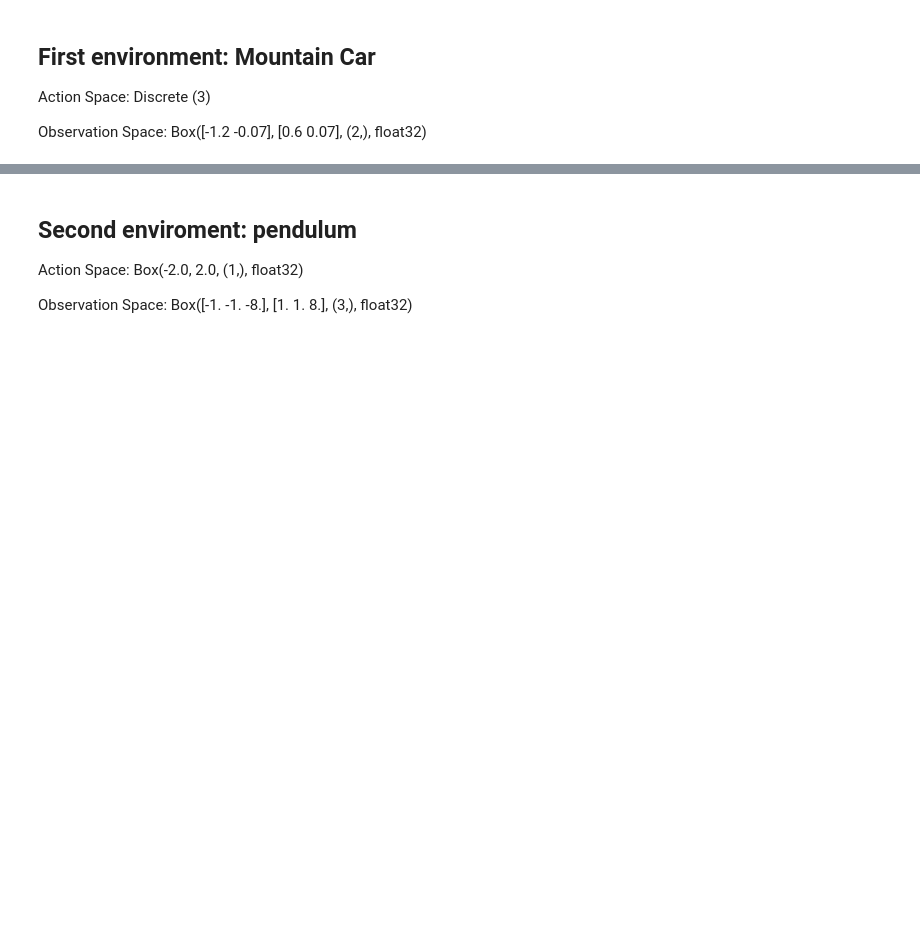
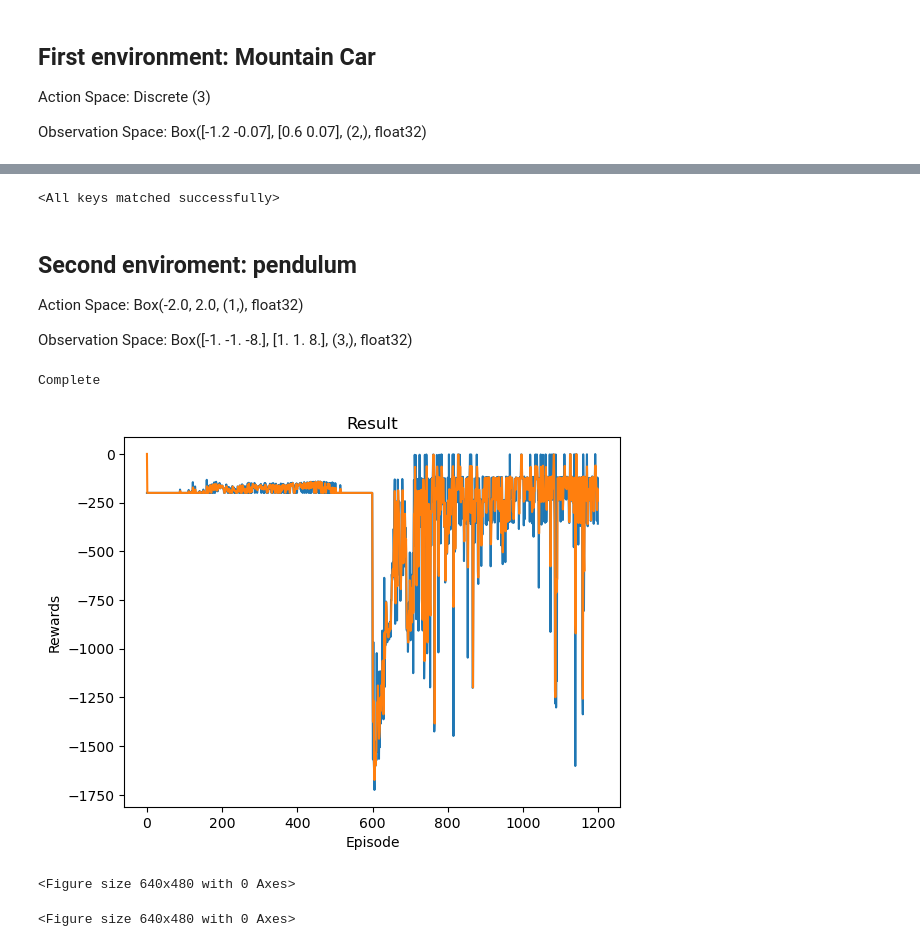
Before and after one commit to AndyPiantoni/ReinforceUs, a Jupyter notebook: DQN_cleaned.ipynb, the cells around one changed output, grey strips where cells are left out. Drawn from its saved outputs; the diff is of its cells as text; code cells hidden in the pictures; blank space fills up the shorter version.

```diff
--- a/DQN_cleaned.ipynb
+++ b/DQN_cleaned.ipynb
@@ -358,3 +364,18 @@ train_model(env, num_episodes, policy_net, target_net, memory, optimizer, env.ac
+# %%
+# Load target net
+env = gym.make("MountainCar-v0")
+steps_done = 0
+episode_durations = []
+
+# Get the number of state observations
+state, info = env.reset()
+n_observations = len(state)
+n_actions = env.action_space.n
+
+target_net = DQN(n_observations, n_actions).to(device)
+target_net.load_state_dict(torch.load("DQN_target_net_Mountaincar.pt"))
+# %% [output]
+<All keys matched successfully>
 # %%
 # Good Plotting for non-Linux-nerds
 
@@ -380,29 +401,35 @@ Observation Space: Box([-1. -1. -8.], [1. 1. 8.], (3,), float32)
 # %%
 env = gym.make("Pendulum-v1")
 steps_done = 0
 episode_durations = []
 
 # Discretized Action Space
 action_range = (env.action_space.low[0], env.action_space.high[0])
 n_actions = 10
 actions = np.linspace(action_range[0], action_range[1], n_actions)
 
 # Get the number of state observations
 state, info = env.reset()
 n_observations = len(state)
 
 policy_net = DQN(n_observations, n_actions).to(device)
 target_net = DQN(n_observations, n_actions).to(device)
 target_net.load_state_dict(policy_net.state_dict())
 
 optimizer = optim.AdamW(policy_net.parameters(), lr=LR, amsgrad=True)
 memory = ReplayMemory(CAPACITY)
 
 if torch.cuda.is_available(): # If GPU is available
     num_episodes = 600
 else:
-    num_episodes = 200
+    num_episodes = 600
 
 # call the train_function, move everything below into callable functions
 
-train_model(env, num_episodes, policy_net, target_net, memory, optimizer, actions, device, True)
+train_model(env, num_episodes, policy_net, target_net, memory, optimizer, actions, device, cts=True)
+torch.save(target_net.state_dict(), f"DQN_target_net_Pendulum.pt")
+# %% [output]
+Complete
+[figure, added]
+<Figure size 640x480 with 0 Axes>
+<Figure size 640x480 with 0 Axes>
```
Also changed, not shown: parts of 5 cells of this notebook, 2 other files.
